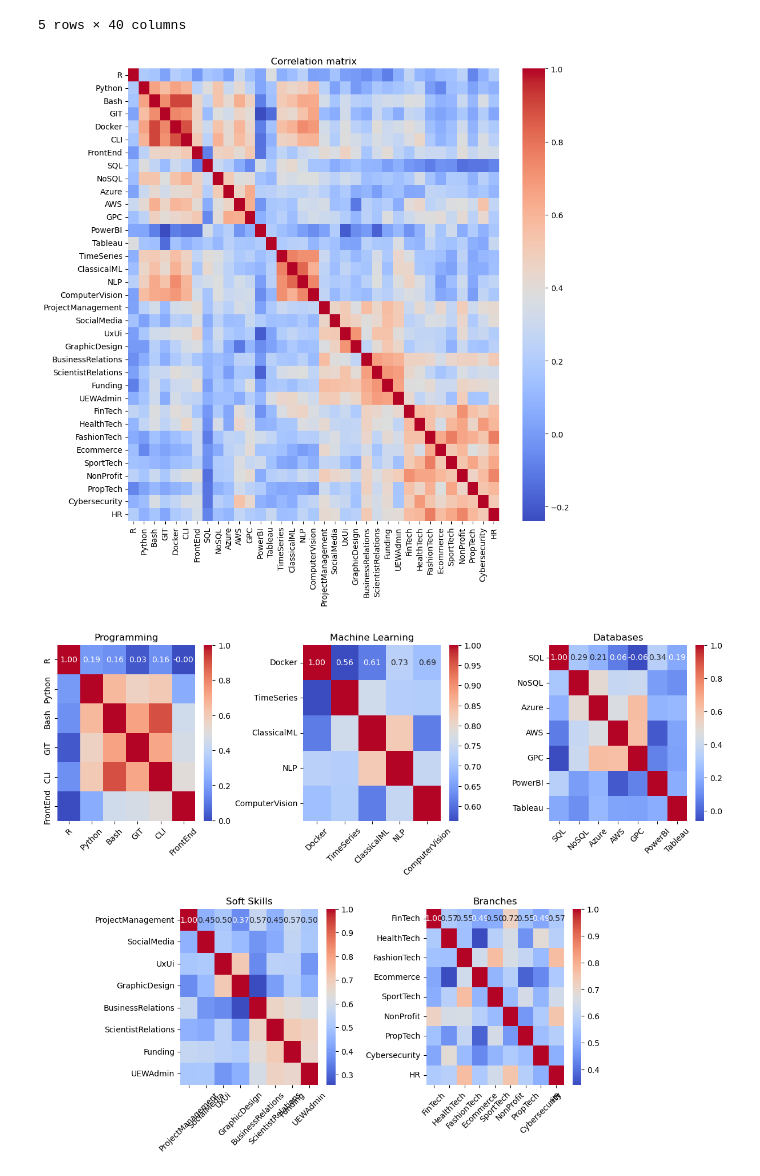
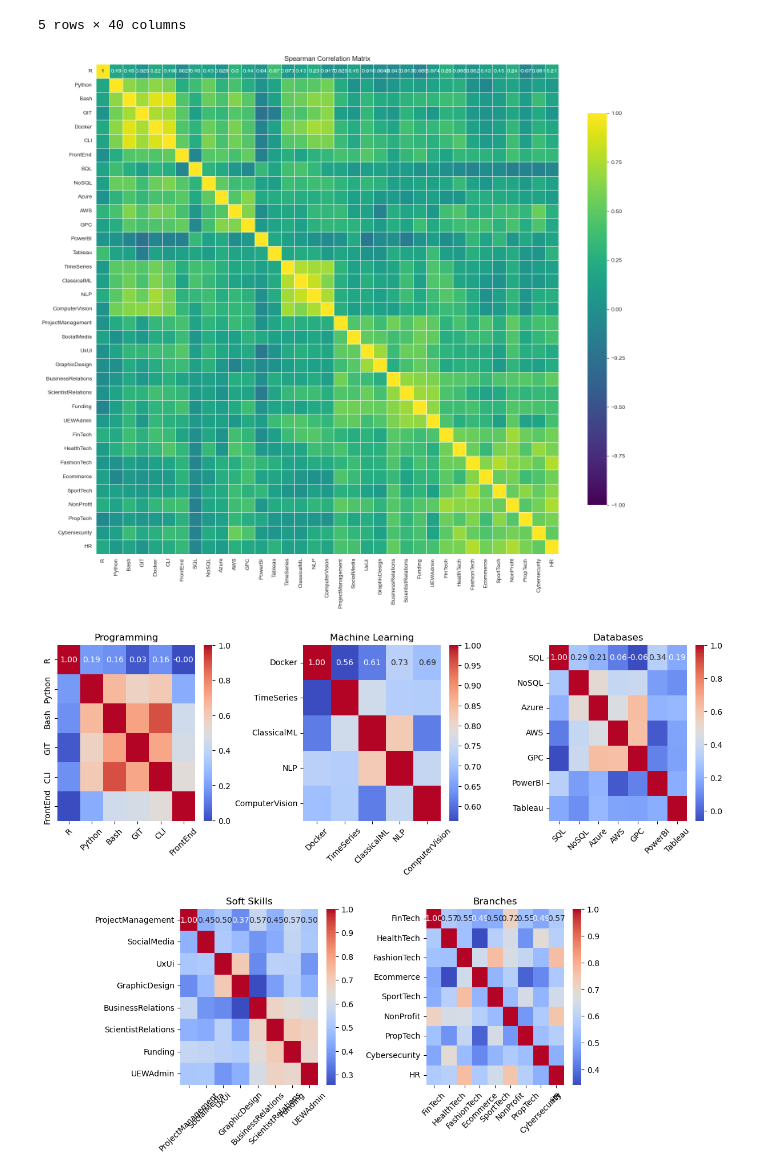
Before and after one commit to Mghd269/DMI-Project, a Jupyter notebook: notebooks/02_eda.ipynb, the cells around one changed output. Drawn from its saved outputs; the diff is of its cells as text; code cells hidden in the pictures.

Commit message:
Correlation matrix fix

```diff
--- a/notebooks/02_eda.ipynb
+++ b/notebooks/02_eda.ipynb
@@ -95,17 +95,24 @@ df1.rename(columns=new_column_names, inplace=True)
 # %%
 profile = ProfileReport(df1, title='Data Profiling Report', explorative=True)
 profile.to_file(r'..\data\03_processed\02_data_profiling_report.html')
-# %%
-correlation_matrix = df1.corr(method='spearman')
-
-fig, ax = plt.subplots(figsize=(10, 10))
-sns.heatmap(correlation_matrix, cmap='coolwarm')
-
-plt.title('Correlation matrix')
-plt.tight_layout()
-plt.show()
-# %% [output]
-[figure, removed]
+# %%
+correlation_matrix = df1.corr(method='spearman')
+
+mask = np.zeros_like(correlation_matrix, dtype=bool)
+mask[np.abs(correlation_matrix) > 0.6] = True
+
+fig, ax = plt.subplots(figsize=(16, 14))
+sns.heatmap(correlation_matrix, annot=True, cmap='viridis', vmin=-1, vmax=1, center=0,
+            linewidths=0.5, linecolor='black', mask=~mask, cbar_kws={"shrink": .8}, ax=ax)
+
+sns.heatmap(correlation_matrix, annot=True, cmap='viridis', vmin=-1, vmax=1, center=0,
+            linewidths=0.5, cbar=False, ax=ax)
+
+plt.title('Spearman Correlation Matrix')
+plt.tight_layout()
+plt.show()
+# %% [output]
+[figure, added]
 # %%
 programming = ['R', 'Python', 'Bash', 'GIT', 'CLI', 'FrontEnd']
 machine_learning = ['Docker', 'TimeSeries', 'ClassicalML', 'NLP', 'ComputerVision']
```
